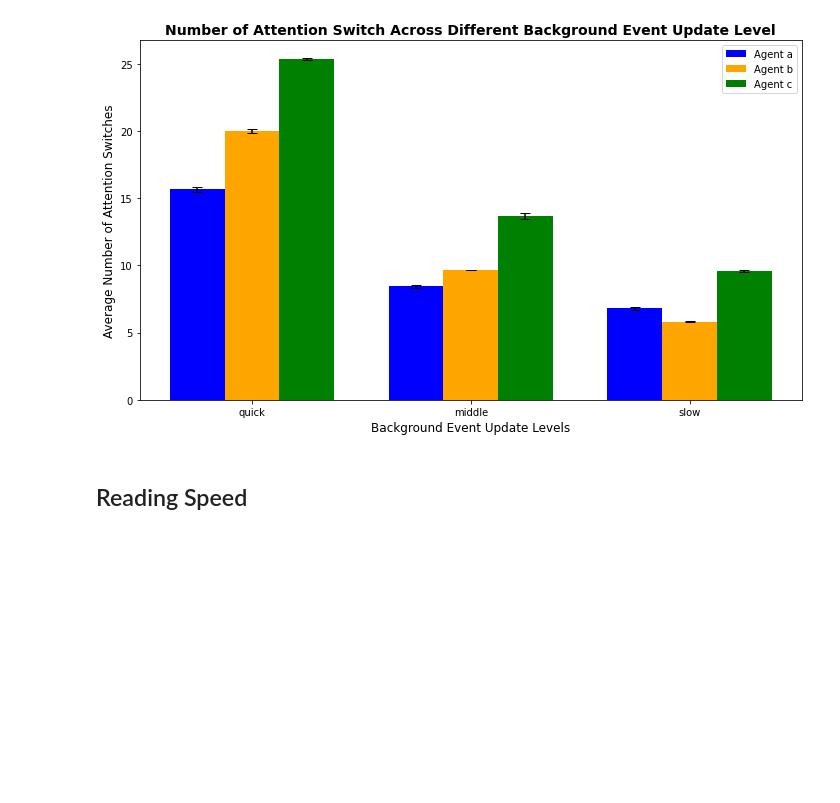
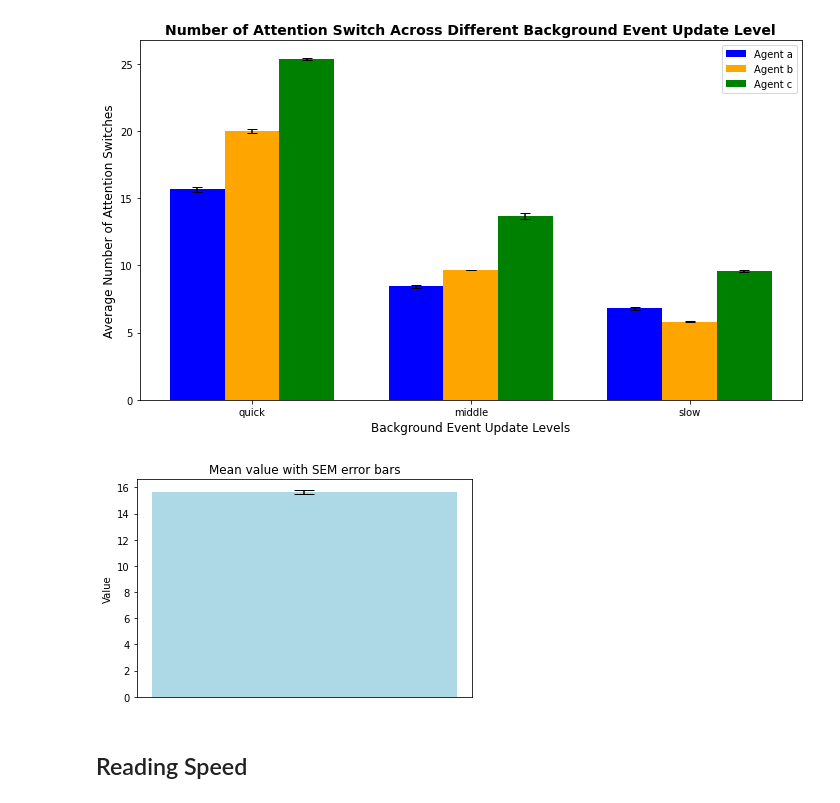
Before and after one commit to BaiYunpeng1949/heads-up-multitasker, a Jupyter notebook: hrl/envs/supervisory_control/results/Figure Drawer Supervisory Control Simulation Results.ipynb, the cells around one changed output. Saved outputs shown, nothing was run; the diff lists cells and outputs as text; code cells hidden in the pictures; blank space fills up the shorter version.

```diff
--- a/hrl/envs/supervisory_control/results/Figure Drawer Supervisory Control Simulation Results.ipynb
+++ b/hrl/envs/supervisory_control/results/Figure Drawer Supervisory Control Simulation Results.ipynb
@@ -129,6 +129,28 @@ plt.tight_layout()
 plt.show()
 # %% [output]
 [figure]
+# %%
+l = data_a[0]
+
+import numpy as np
+import matplotlib.pyplot as plt
+
+# Sample list
+# l = [10, 15, 14, 13, 16, 15, 14, 18, 17, 19]
+l = data_a[0]
+
+# Compute mean and SEM
+mean_value = np.mean(l)
+sem_value = np.std(l) / np.sqrt(len(l))
+
+# Plotting
+plt.bar(0, mean_value, color='lightblue', yerr=sem_value, capsize=10, align='center')
+plt.xticks([])
+plt.ylabel('Value')
+plt.title('Mean value with SEM error bars')
+plt.show()
+# %% [output]
+[figure, added]
 # %% [markdown]
 ## Reading Speed
 # %%
```
Also changed, not shown: parts of 1 cell of this notebook, 2 other files.
